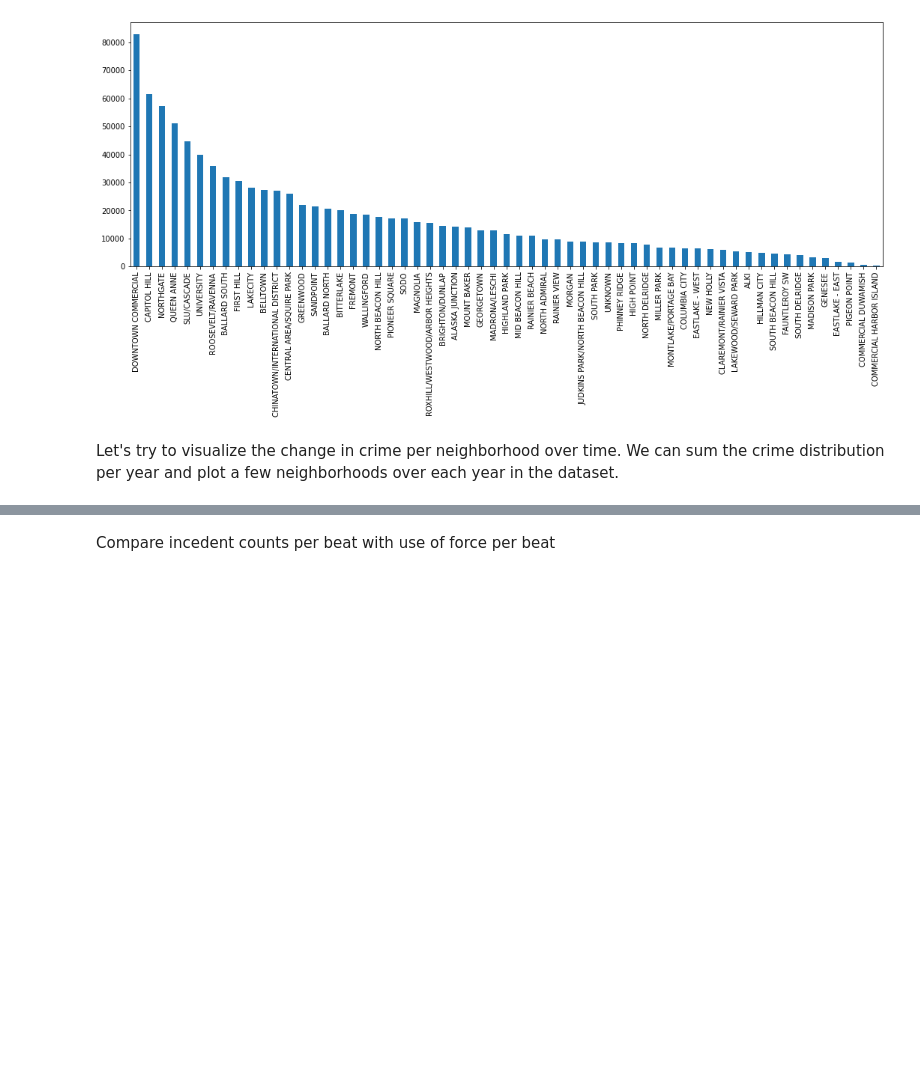
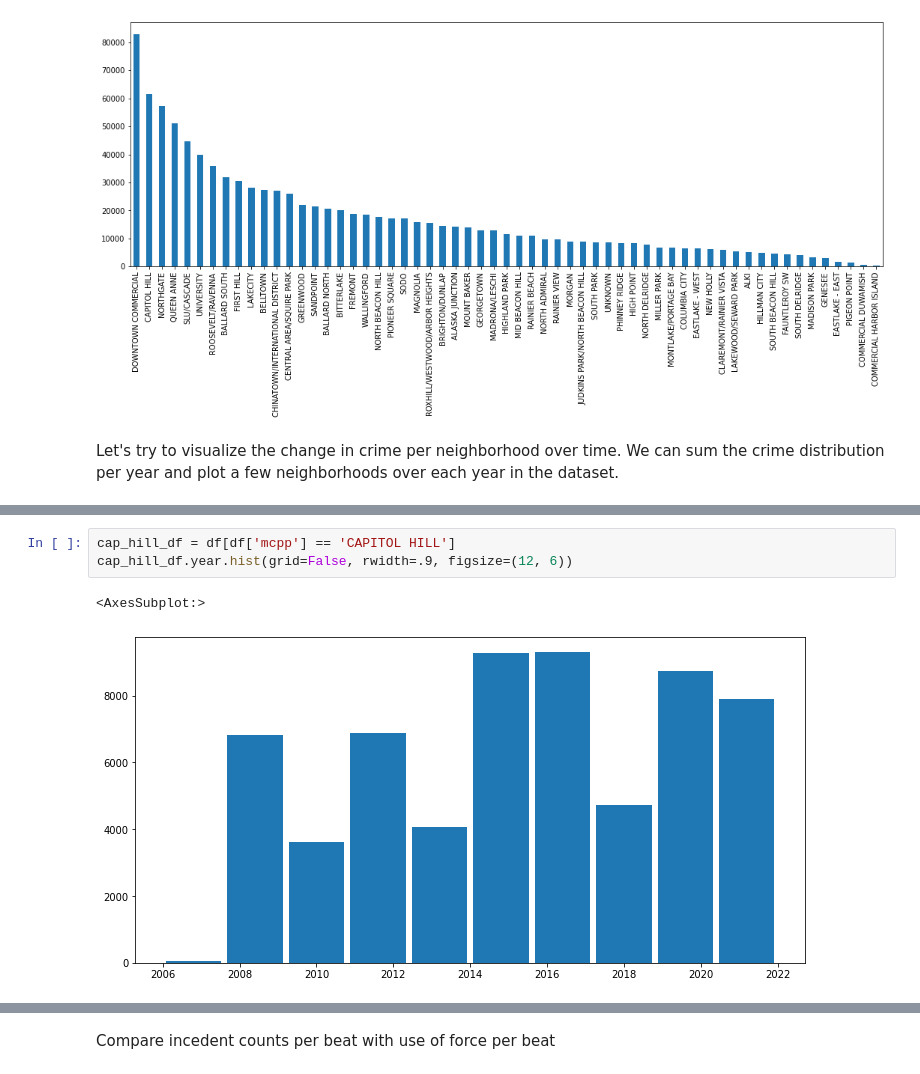
Before and after one commit to Leviob/Police-Records-Database, a Jupyter notebook: exploration.ipynb, the cells around one changed output, grey strips where cells are left out. Cells and saved outputs as stored; diff of their text form; blank space fills up the shorter version.

```diff
--- a/exploration.ipynb
+++ b/exploration.ipynb
@@ -351,0 +350,6 @@ Let's try to visualize the change in crime per neighborhood over time. We can su
+# %%
+cap_hill_df = df[df['mcpp'] == 'CAPITOL HILL']
+cap_hill_df.year.hist(grid=False, rwidth=.9, figsize=(12, 6))
+# %% [output]
+<AxesSubplot:>
+[figure, added]
```
Also changed, not shown: parts of 8 cells of this notebook.
